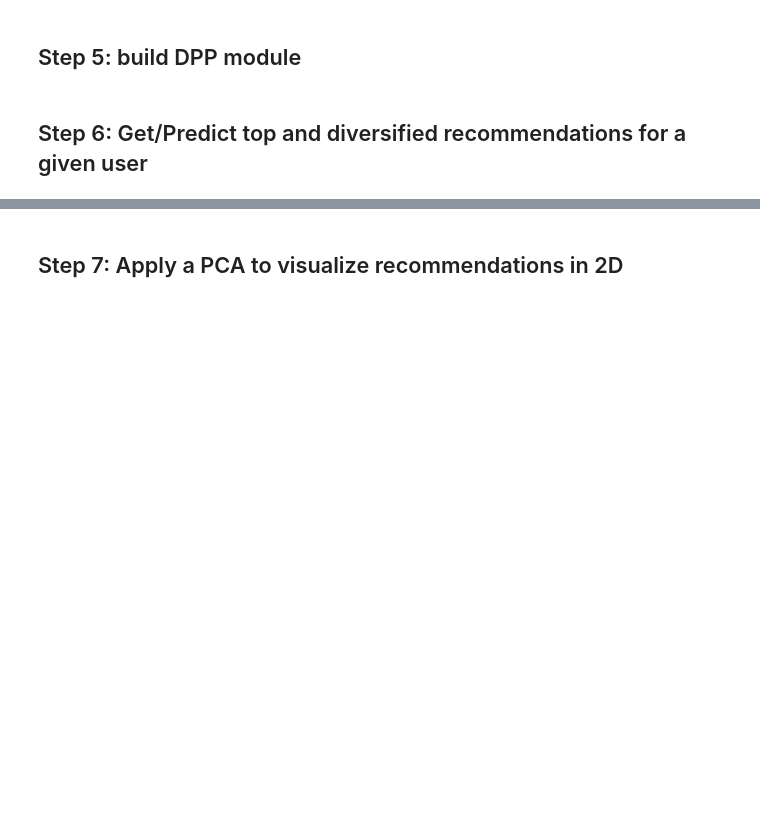
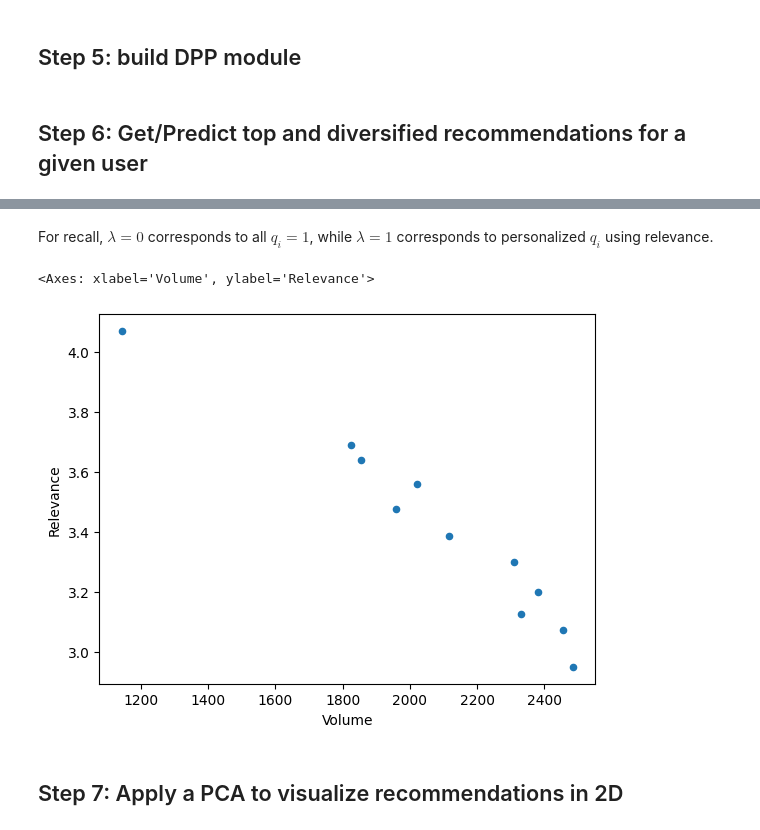
Before and after one commit to pass-culture/dpp-paper-demo, a Jupyter notebook: main.ipynb, the cells around one changed output, grey strips where cells are left out. Saved outputs shown, nothing was run; the diff lists cells and outputs as text; code cells hidden in the pictures; blank space fills up the shorter version.

```diff
--- a/main.ipynb
+++ b/main.ipynb
@@ -420,3 +448,10 @@ displayed_results
+# %% [markdown]
+For recall, $\lambda = 0$ corresponds to all $q_i = 1$, while $\lambda = 1$ corresponds to personalized $q_i$ using relevance.
+# %%
+displayed_results.plot.scatter(x='Volume', y='Relevance')
+# %% [output]
+<Axes: xlabel='Volume', ylabel='Relevance'>
+[figure, added]
 # %% [markdown]
 ## Step 7: Apply a PCA to visualize recommendations in 2D
 # %%
```
Also changed, not shown: parts of 22 cells of this notebook.
